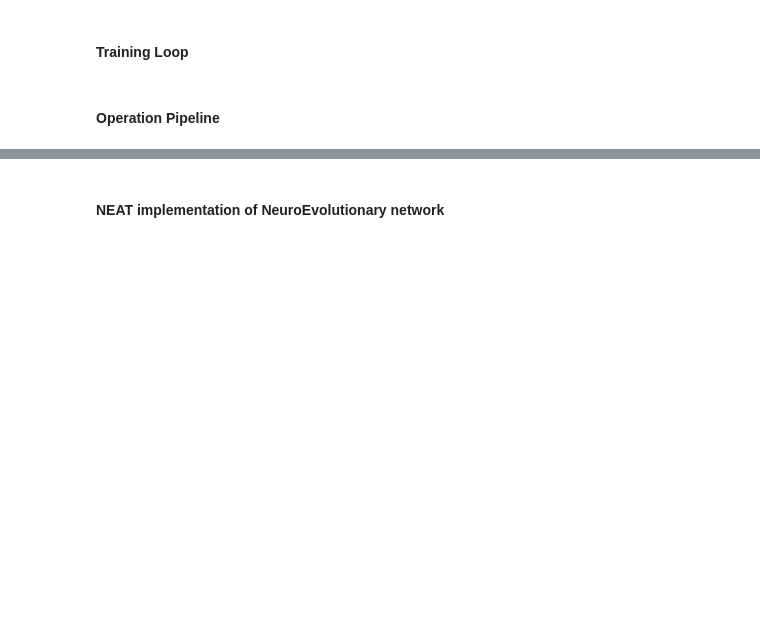
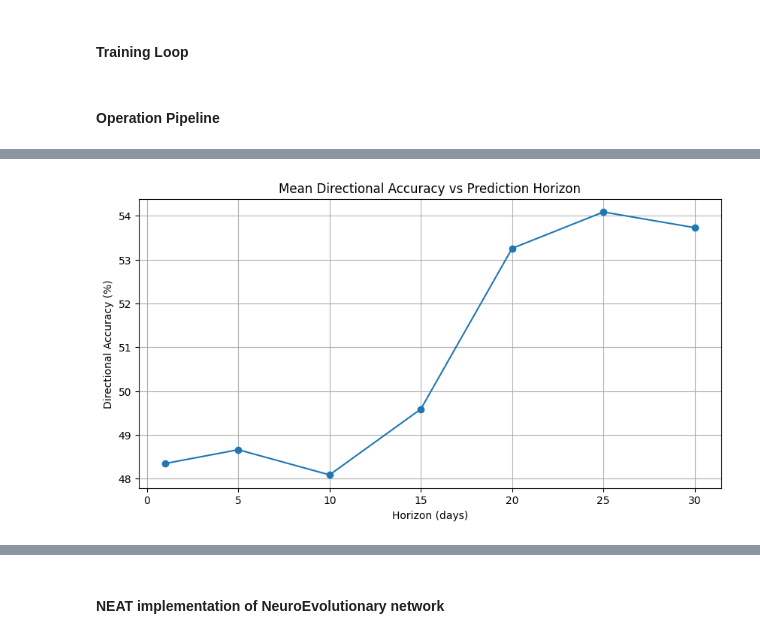
Before and after one commit to HellCatCruiser/AgenticTrader, a Jupyter notebook: NN/NN_Pipeline_2.ipynb, the cells around one changed output, grey strips where cells are left out. Cells and saved outputs as stored; diff of their text form; code cells hidden in the pictures; blank space fills up the shorter version.

```diff
--- a/NN/NN_Pipeline_2.ipynb
+++ b/NN/NN_Pipeline_2.ipynb
@@ -752,0 +903,11 @@ ValueError: Missing column 1_day_target. Did load_price_data generate these?
+# %%
+plt.figure(figsize=(10,5))
+summary = metrics_combined_2.groupby(level=0)["directional_accuracy (%)"].mean()
+plt.plot(summary.index, summary.values, marker="o")
+plt.title("Mean Directional Accuracy vs Prediction Horizon")
+plt.xlabel("Horizon (days)")
+plt.ylabel("Directional Accuracy (%)")
+plt.grid(True)
+plt.show()
+# %% [output]
+[figure, added]
```
Also changed, not shown: parts of 27 cells of this notebook, 42 other files.
